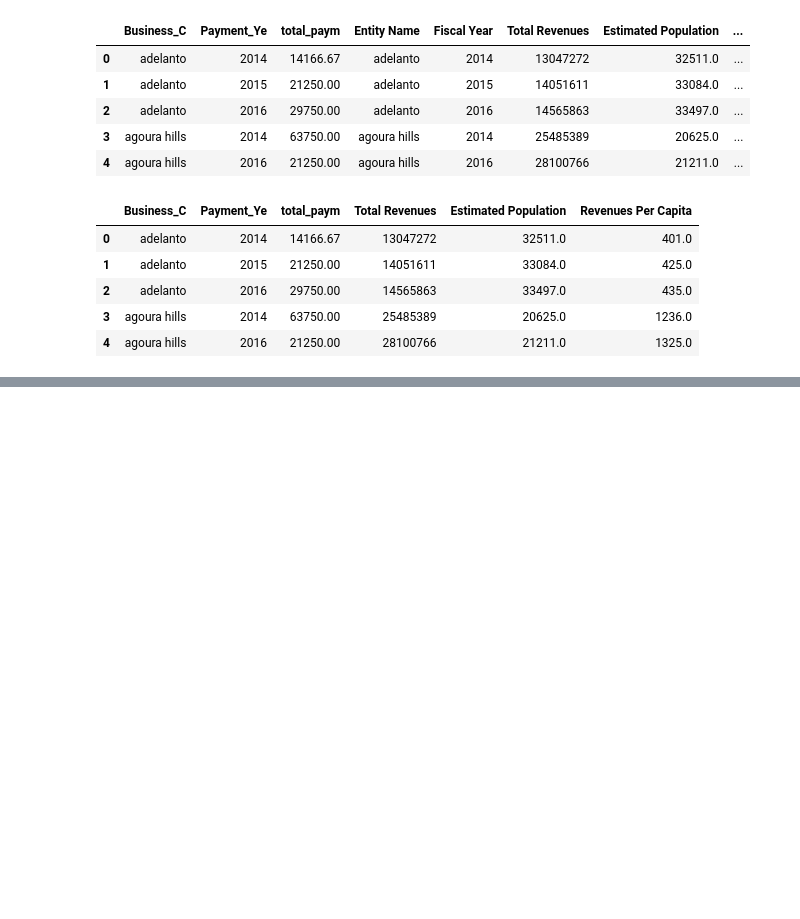
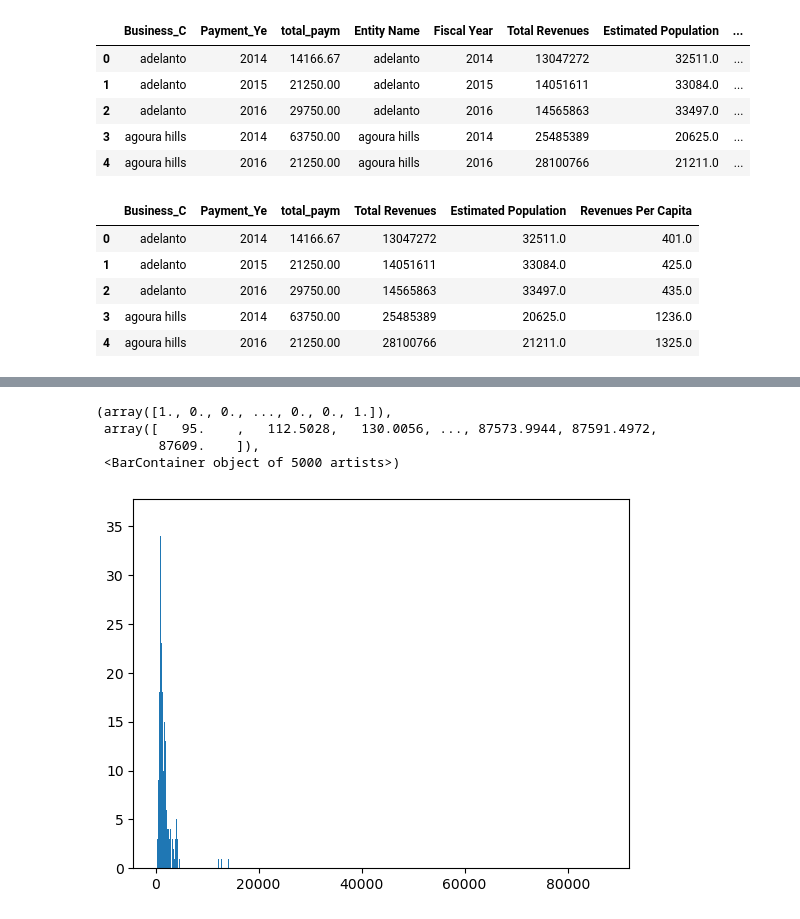
Before and after one commit to vicky-playground/EHR-GDP, a Jupyter notebook: city_comparison_code/EHR City Corrolation.ipynb, the cells around one changed output, grey strips where cells are left out. Cells and saved outputs as stored; diff of their text form; code cells hidden in the pictures; blank space fills up the shorter version.

```diff
--- a/city_comparison_code/EHR City Corrolation.ipynb
+++ b/city_comparison_code/EHR City Corrolation.ipynb
@@ -82,0 +147,9 @@ df_provider_city.head()
+# %%
+## plot the histogram for expenditure per capita
+plt.hist(df_provider_city_last['Expenditures Per Capita'], bins=5000)
+# %% [output]
+(array([1., 0., 0., ..., 0., 0., 1.]),
+ array([   95.    ,   112.5028,   130.0056, ..., 87573.9944, 87591.4972,
+        87609.    ]),
+ <BarContainer object of 5000 artists>)
+[figure, added]
```
Also changed, not shown: parts of 14 cells of this notebook, 1 other file.
